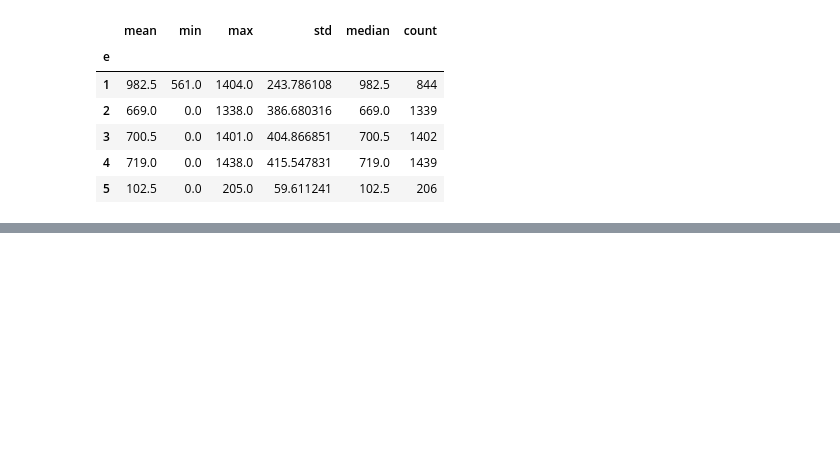
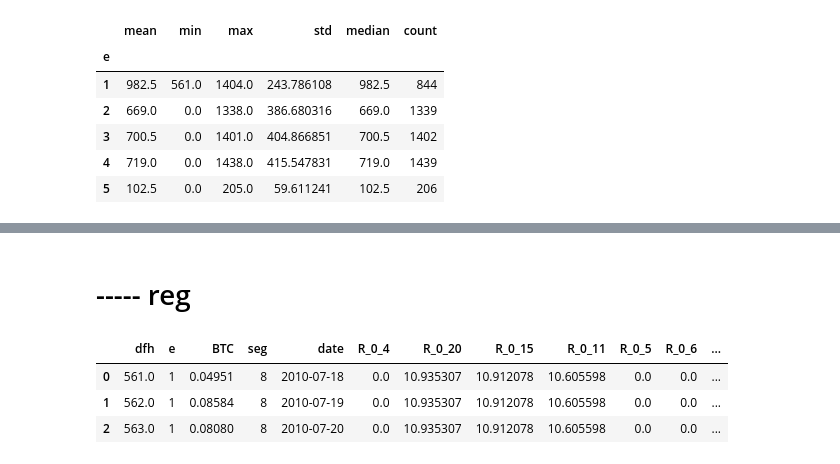
Before and after one commit to Cobasim/streamlit_yfinance, a Jupyter notebook: s2f_model_temp_work/s2f_temp.ipynb, the cells around one changed output, grey strips where cells are left out. Drawn from its saved outputs; the diff is of its cells as text; code cells hidden in the pictures; blank space fills up the shorter version.

```diff
--- a/s2f_model_temp_work/s2f_temp.ipynb
+++ b/s2f_model_temp_work/s2f_temp.ipynb
@@ -72,0 +236,14 @@ egg
+# %% [markdown]
+# ----- reg
+# %%
+# Tworzenie kolumny H (ATH) - od początku do końca
+df['H'] = (df['BTC'].cummax() == df['BTC']).astype(int)
+# Tworzenie kolumny L (ATL) - od końca do początku
+df['L'] = (df['BTC'] == df['BTC'].iloc[::-1].cummin().iloc[::-1]).astype(int)
+# %%
+df.head(3)
+# %% [output]
+|  | dfh | e | BTC | seg | date | R_0_4 | R_0_20 | R_0_15 | R_0_11 | R_0_5 | R_0_6 | ... |
+| 0 | 561.0 | 1 | 0.04951 | 8 | 2010-07-18 | 0.0 | 10.935307 | 10.912078 | 10.605598 | 0.0 | 0.0 | ... |
+| 1 | 562.0 | 1 | 0.08584 | 8 | 2010-07-19 | 0.0 | 10.935307 | 10.912078 | 10.605598 | 0.0 | 0.0 | ... |
+| 2 | 563.0 | 1 | 0.08080 | 8 | 2010-07-20 | 0.0 | 10.935307 | 10.912078 | 10.605598 | 0.0 | 0.0 | ... |
```
Also changed, not shown: parts of 12 cells of this notebook.
